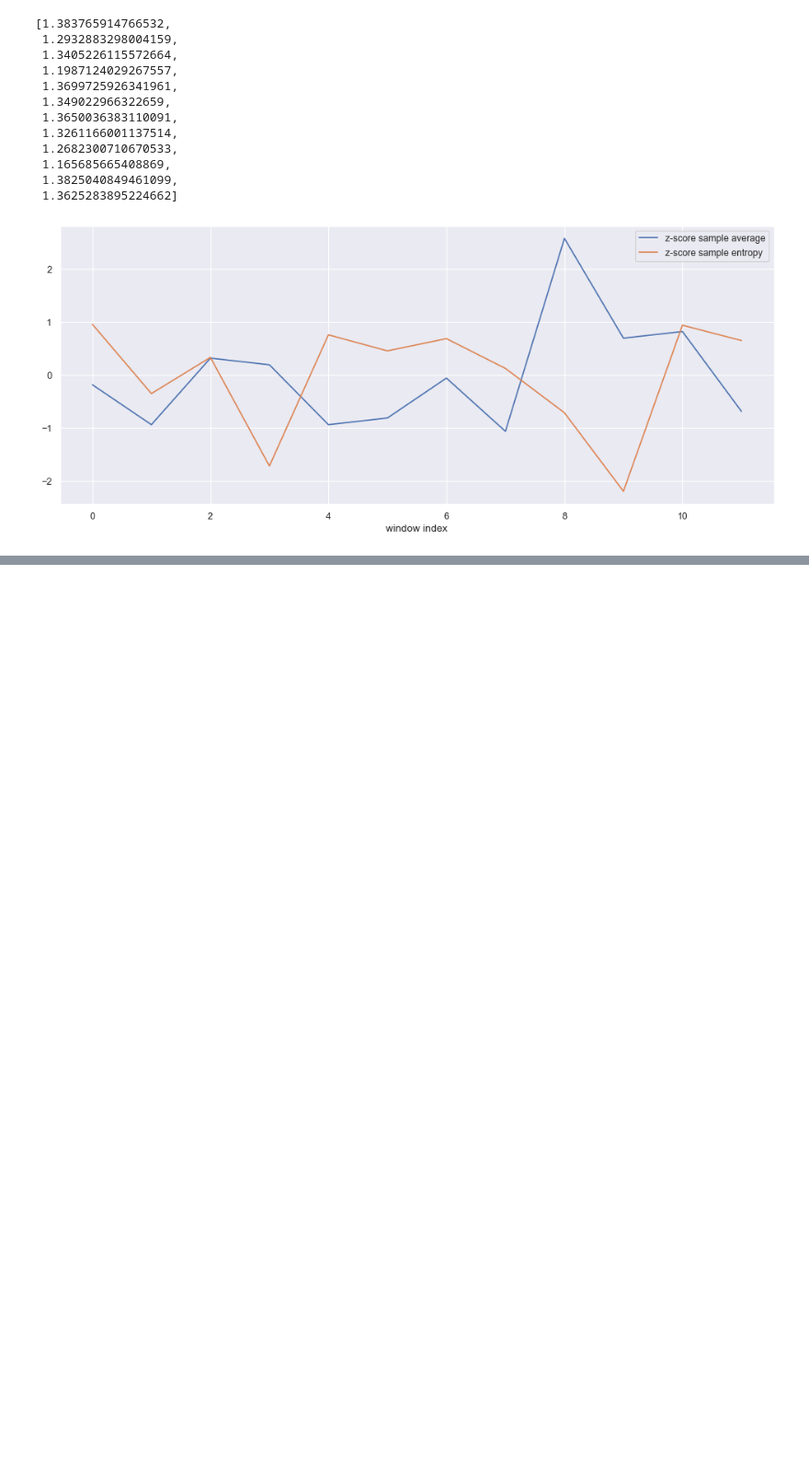
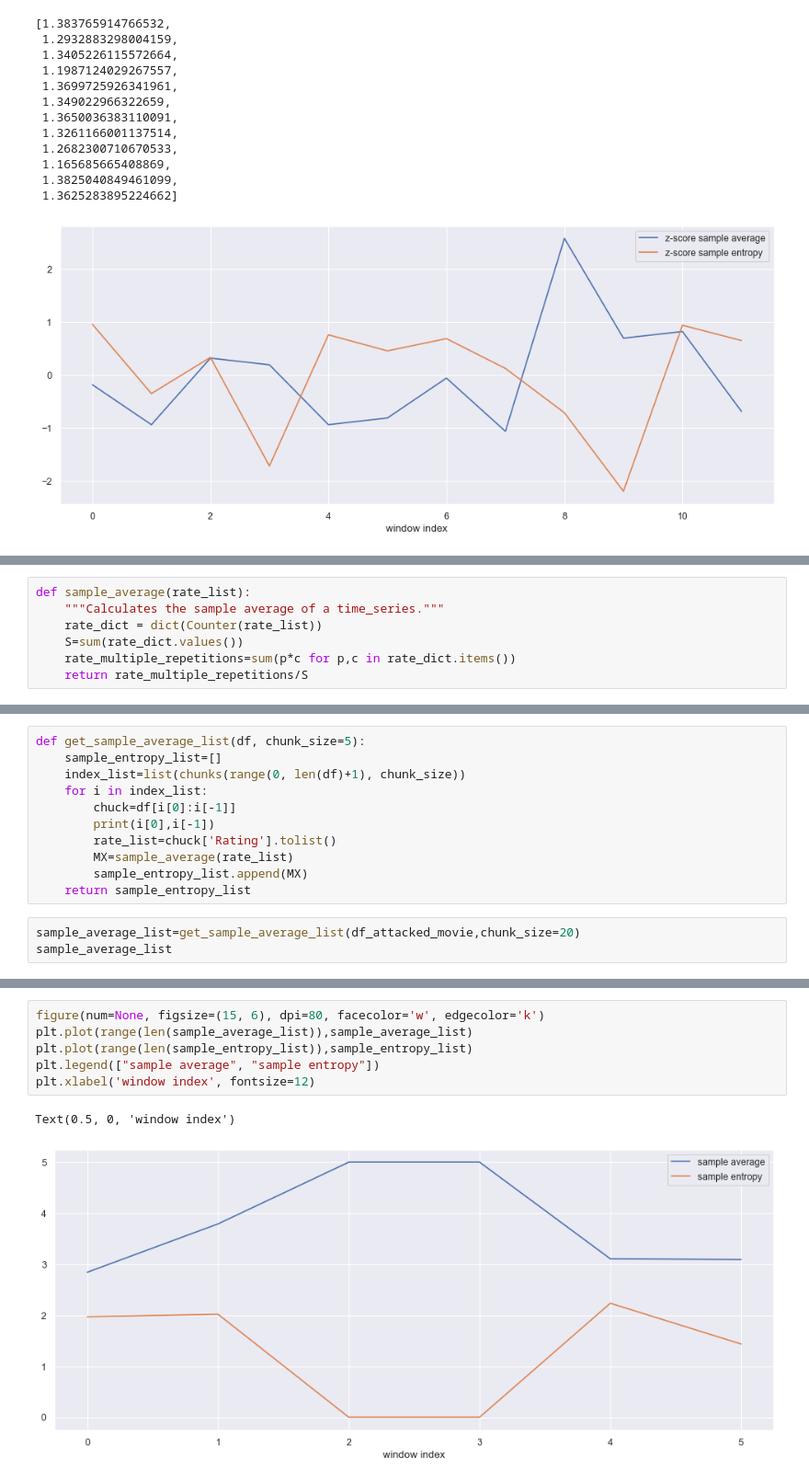
Before and after one commit to ebarkhordar/shilling-attack-detection-for-recommender-systems, a Jupyter notebook: analyze.ipynb, the cells around one changed output, grey strips where cells are left out. Shown at 92% size. Drawn from its saved outputs; the diff is of its cells as text; blank space fills up the shorter version.

```diff
--- a/analyze.ipynb
+++ b/analyze.ipynb
@@ -934,0 +1150,7 @@ sample_entropy_list
+# %%
+def sample_average(rate_list):
+    """Calculates the sample average of a time_series."""
+    rate_dict = dict(Counter(rate_list))
+    S=sum(rate_dict.values())
+    rate_multiple_repetitions=sum(p*c for p,c in rate_dict.items())
+    return rate_multiple_repetitions/S
@@ -934,0 +1161,14 @@ sample_entropy_list
+# %%
+def get_sample_average_list(df, chunk_size=5):
+    sample_entropy_list=[]
+    index_list=list(chunks(range(0, len(df)+1), chunk_size))
+    for i in index_list:
+        chuck=df[i[0]:i[-1]]
+        print(i[0],i[-1])
+        rate_list=chuck['Rating'].tolist()
+        MX=sample_average(rate_list)
+        sample_entropy_list.append(MX)
+    return sample_entropy_list
+# %%
+sample_average_list=get_sample_average_list(df_attacked_movie,chunk_size=20)
+sample_average_list
@@ -934,0 +1188,9 @@ sample_entropy_list
+# %%
+figure(num=None, figsize=(15, 6), dpi=80, facecolor='w', edgecolor='k')
+plt.plot(range(len(sample_average_list)),sample_average_list)
+plt.plot(range(len(sample_entropy_list)),sample_entropy_list)
+plt.legend(["sample average", "sample entropy"])
+plt.xlabel('window index', fontsize=12)
+# %% [output]
+Text(0.5, 0, 'window index')
+[figure, added]
```
Also changed, not shown: parts of 51 cells of this notebook.
